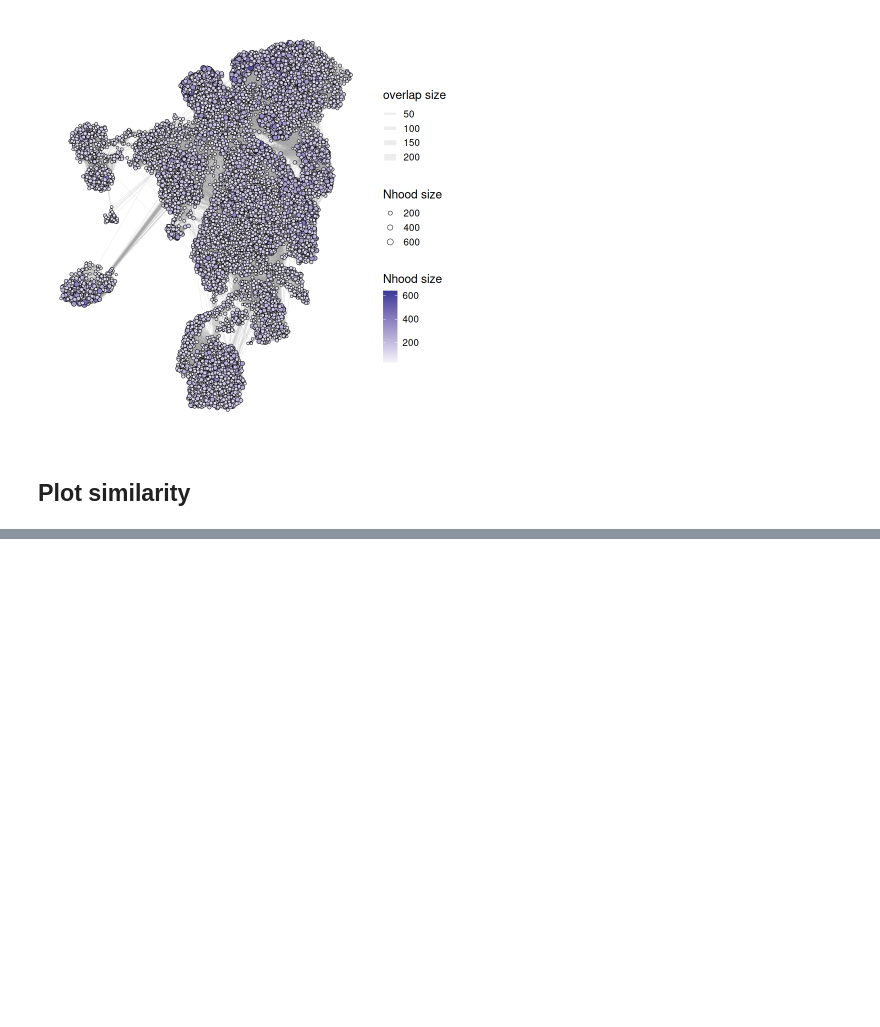
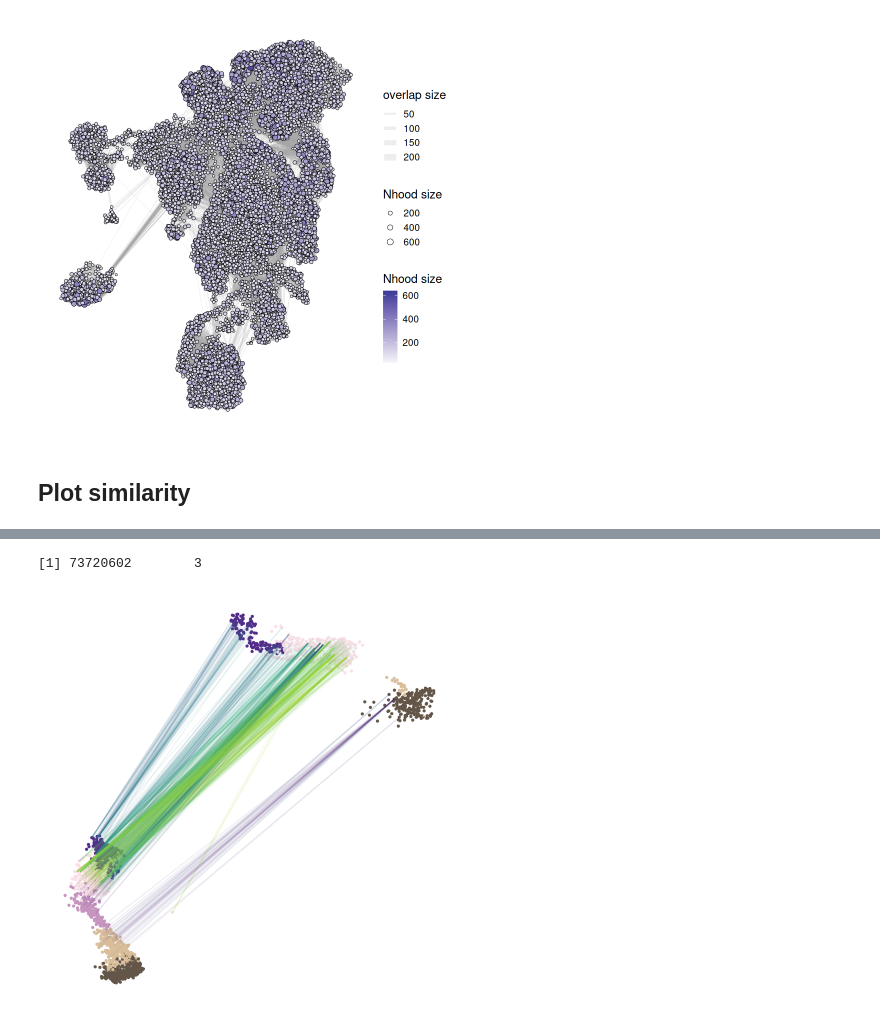
Before and after one commit to MarioniLab/RabbitGastrulation2022, a Jupyter notebook: notebooks/compute_neighbourhoods.ipynb, the cells around one changed output, grey strips where cells are left out. Drawn from its saved outputs; the diff is of its cells as text; code cells hidden in the pictures; blank space fills up the shorter version.

Commit message:
Solved neighbourhood similarity plotting function.

```diff
--- a/notebooks/compute_neighbourhoods.ipynb
+++ b/notebooks/compute_neighbourhoods.ipynb
@@ -184,0 +159,5 @@ list()
+# %%
+# Reshape nhood similarities
+df_sim = reshape2::melt(as.matrix(nhood_sim))
+colnames(df_sim) <- c("r_nhood", "m_nhood", "sim")
+df_sim[1:5,]
@@ -184,0 +173,32 @@ list()
+# %%
+dim(df_sim)
+# %% [output]
+[1] 73720602        3
+# %%
+# For each nhood extract only its closest nhood in the other species
+df_sim <- df_sim[order(df_sim$r_nhood, -df_sim$sim), ]
+r_maxNhoods <- df_sim[!duplicated(df_sim$r_nhood),]
+
+df_sim <- df_sim[order(df_sim$m_nhood, -df_sim$sim), ]
+m_maxNhoods <- df_sim[!duplicated(df_sim$m_nhood),]
+
+df_simFilt <- rbind(r_maxNhoods,m_maxNhoods)
+dim(df_simFilt)
+# %%
+# Subset neighbourhoods based on colData observation
+subsetNhoods <- function(milo, obs, values) {
+    milo_graph <- nhoodGraph(milo)
+    nhood_ids <- as.numeric(vertex_attr(milo_graph)$name)
+    nhood_obs <- colData(milo)[nhood_ids,obs]
+    nhood_filt <- as.character(nhood_ids[nhood_obs %in% values])
+    return(nhood_filt)
+}
+# %%
+r_graph <- nhoodGraph(r_milo)
+m_graph <- nhoodGraph(m_milo)
+
+r_nhoodFilt <- subsetNhoods(r_milo, "celltype", c("Allantois","Lateral plate mesoderm", "Epiblast", "Primitive Streak", "Nascent mesoderm"))
+m_nhoodFilt <- subsetNhoods(m_milo, "celltype", c("Allantois","Lateral plate mesoderm", "Epiblast", "Primitive Streak", "Nascent mesoderm"))
+
+r_graphFilt <- induced_subgraph(r_graph, r_nhoodFilt)
+m_graphFilt <- induced_subgraph(m_graph, m_nhoodFilt)
@@ -184,0 +319,4 @@ list()
+# %%
+plotNhoodSim(r_milo, m_milo, df_simFilt, "celltype", r_graphFilt, m_graphFilt, offset=c(2,0), reflect.X=TRUE, reflect.Y)
+# %% [output]
+[figure, added]
```
Also changed, not shown: parts of 14 cells of this notebook.
